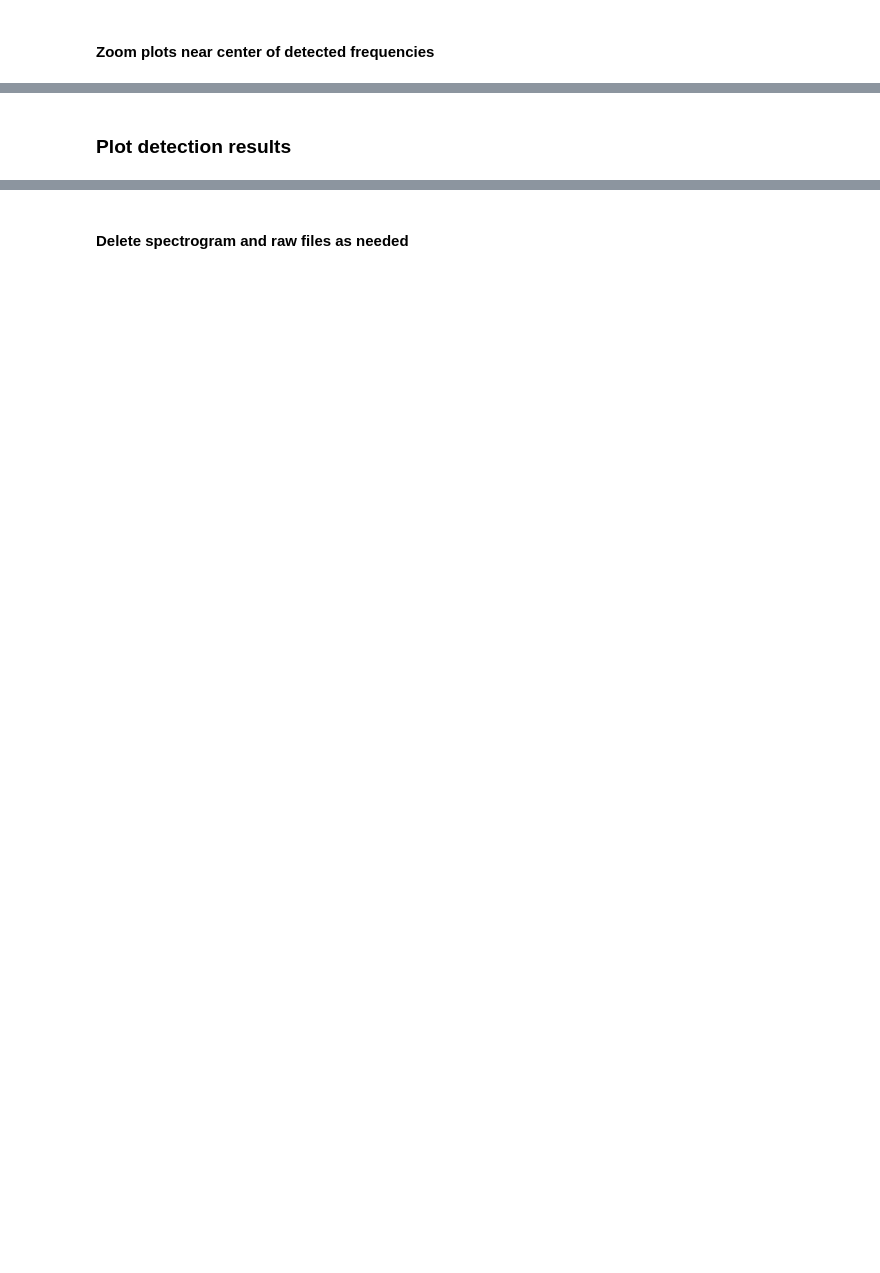
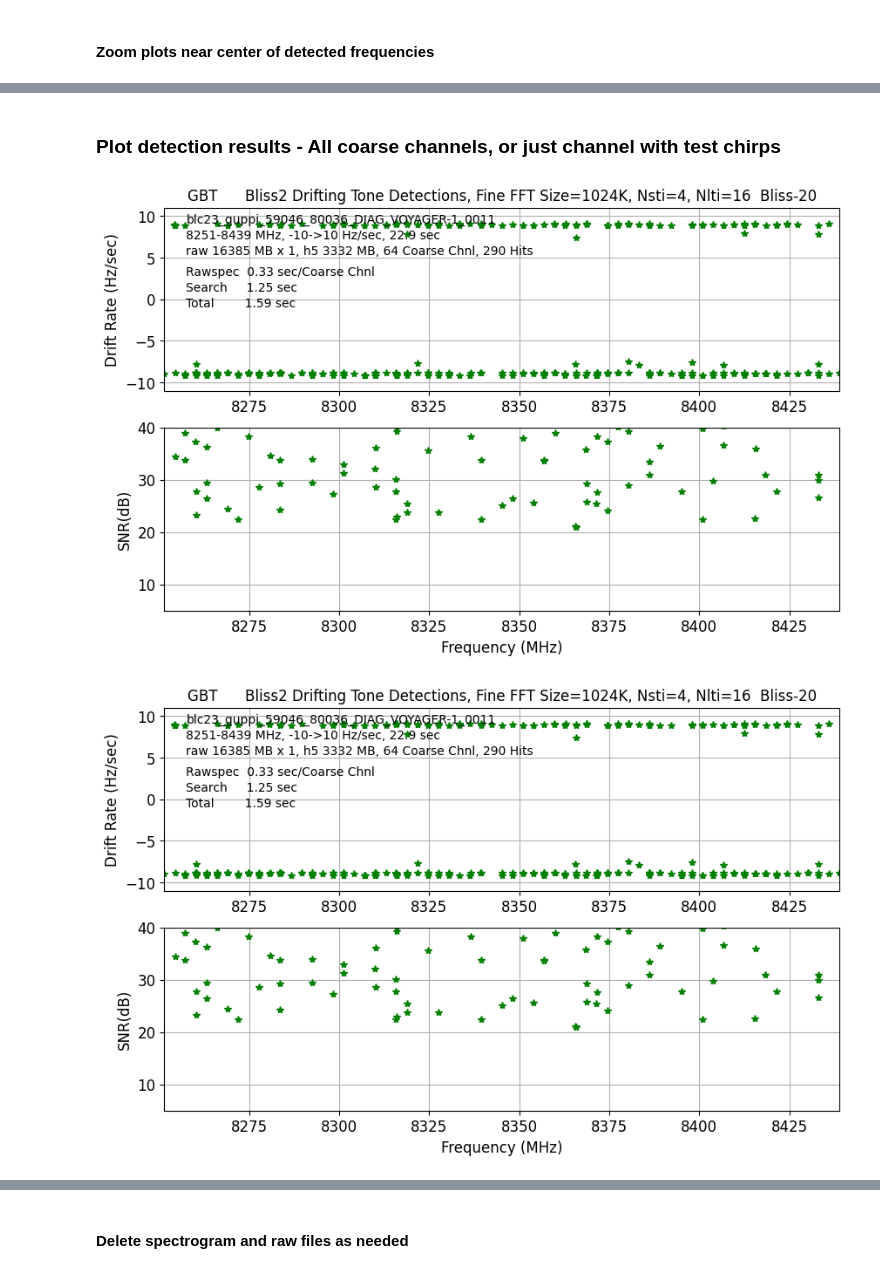
Before and after one commit to khouston22/seti_end_to_end, a Jupyter notebook: 01_seti_end_to_end.ipynb, the cells around one changed output, grey strips where cells are left out. Drawn from its saved outputs; the diff is of its cells as text; code cells hidden in the pictures; blank space fills up the shorter version.

```diff
--- a/01_seti_end_to_end.ipynb
+++ b/01_seti_end_to_end.ipynb
@@ -176,8 +179,9 @@ fb_ext = '.h5'
 # %%
 if parameters_are_undefined:
     display_figs01 = True
-    plot_dets1 = True
-    plot_dets2 = True
+    plot_all_dets = True
+    plot_multichirp_dets1 = True
+    plot_multichirp_dets2 = True
     verbose = True
     plot_sg_psd_zoom = True
     plot_psd_zoom = False
@@ -199,7 +203,7 @@ if parameters_are_undefined:
     enable_raw_backup_copy = False  # =True copy to $RAWDIR if needed from $RAW_BACKUP_BASE_DIR/raw_backup_subdir
                                     # =False rawspec will read directly from $RAW_BACKUP_BASE_DIR/raw_backup_subdir without file copy
 
-    if (1):
+    if (0):
         raw_backup_subdir = 'raw_multichirp/'
         # raw_file_stem = 'gbt-chirp80-0.0040V-6002.20-6003.80-m10.0-10.0-Hzsec-366.50sec'  # seticore runs out of memory for n_sti=1
         # raw_file_stem = 'gbt-chirp80-0.0040V-6002.20-6003.80-m10.0-10.0-Hzsec-183.25sec'
@@ -215,7 +219,10 @@ if parameters_are_undefined:
         # fine_fft_size = 1024*1024*2
         fine_fft_size = 1024*1024
         n_sti = 4
-        # n_sti = 32
+        # n_sti = 16
+        search_max_drift = 5.0    # Hz/sec
+        # search_max_drift = 2.5    # Hz/sec
+        search_min_drift = -search_max_drift
         plot_sg_psd_zoom = False
         enable_raw_backup_copy = True
         delete_raw_file_enable = False
@@ -301,7 +308,6 @@ isguppi = raw_file_stem.lower().find('guppi')>=0
 
 t_e2e_start = time.time()
 
-
 delete_raw_file = False
 raw_file_base_name = raw_dir + raw_file_stem + '.0000.raw'
 raw_file_delete_spec = raw_dir + raw_file_stem + '.00*.raw'
@@ -716,2 +859,2 @@ if (n_det>0):
 # %% [markdown]
-### Plot detection results
+### Plot detection results - All coarse channels, or just channel with test chirps
@@ -720,5 +861,26 @@ telescope
 # %%
-if (plot_dets1):
+for i_plot in range(2):
+    if (i_plot==0):
+        # plot over all coarse channels 06-xxx.png
+        if not plot_all_dets:
+            continue
+        else:
+            fig_id = '06-'
+            f1_MHz = f_min_MHz
+            f2_MHz = f_max_MHz
+            drift1 = search_min_drift-1
+            drift2 = search_max_drift+1
+    elif isChirp:
+         # plot over one coarse channel with multiple chirps 07-xxx.png
+        if not plot_multichirp_dets1:
+            continue
+        else:
+            fig_id = '07-'
+            f1_MHz = fig_f_limits_MHz[0]
+            f2_MHz = fig_f_limits_MHz[1]
+            drift1 = sig_min_drift-1
+            drift2 = sig_max_drift+1
+
     %matplotlib inline
     fig = plt.figure(figsize=(10, 6))
     plt.subplot(2,1,1)
@@ -731,42 +893,45 @@ if (plot_dets1):
         print(np.array2string(det_snr_db_wavg,precision=2))
         print('E(SNR)    '+ np.array2string(det_snr_db_wavg,precision=2) + ' dB')
 
-    plt.xlim(fig_f_limits_MHz[0],fig_f_limits_MHz[1])
-    plt.ylim(search_min_drift-1,search_max_drift+1)
+    plt.xlim(f1_MHz,f2_MHz)
+    plt.ylim(drift1,drift2)
     #plt.xlabel('Frequency (MHz)')
     plt.ylabel('Drift Rate (Hz/sec)')
     plt.figtext(.15,.85,raw_file_stem)
     plt.figtext(.15,.82,f'{f_min_MHz:.0f}-{f_max_MHz:.0f} MHz, {search_min_drift:.0f}->{search_max_drift:.0f} Hz/sec, {t_obs:.1f} sec')
     plt.figtext(.15,.79,f'raw {raw_size_MB:3.0f} MB x {p["n_raw_files"]}, h5 {h5_size_MB:3.0f} MB, {n_coarse_channels} Coarse Chnl, {n_det} Hits')
     plt.figtext(.15,.75,f'Rawspec {t_rawspec:5.2f} sec/Coarse Chnl')
     plt.figtext(.15,.72,f'Search    {t_search:5.2f} sec')
     plt.figtext(.15,.69,f'Total       {t_total:5.2f} sec')
     if isChirp:
         plt.figtext(.15,.65,snr_string)
         plt.legend(loc='lower right')
     plt.grid()
 
     plt.subplot(2,1,2)
 
     plt.plot(det_f_start_MHz , det_snr_db,'g*',label=search_app_string)
 
-    plt.xlim(fig_f_limits_MHz[0],fig_f_limits_MHz[1])
+    plt.xlim(f1_MHz,f2_MHz)
     plt.ylim(5., np.amax((40.,5.*np.ceil(ref_snr_db/5)+5.)))
     plt.xlabel('Frequency (MHz)')
     plt.ylabel('SNR(dB)')
     if isChirp:
         plt.legend(loc='lower right')
     else:
         if n_det<10:
             plt.figtext(.15,.40-(n_det-1)*.025,det_string_ext)
 
     plt.grid()
 
-    plt.savefig(fig_dir+'06-' + fig_name_base+'-'+search_app_string.lower()+'-det-'+test_case+'.png',bbox_inches='tight')
+    plt.savefig(fig_dir + fig_id + fig_name_base+'-'+search_app_string.lower()+'-det-'+test_case+'.png',bbox_inches='tight')
 
     if display_figs01:
         plt.show()
     else:
         plt.close(fig)
+# %% [output]
+[figure, added]
+[figure, added]
 # %%
 
```
Also changed, not shown: parts of 20 cells of this notebook, 3 other files.
